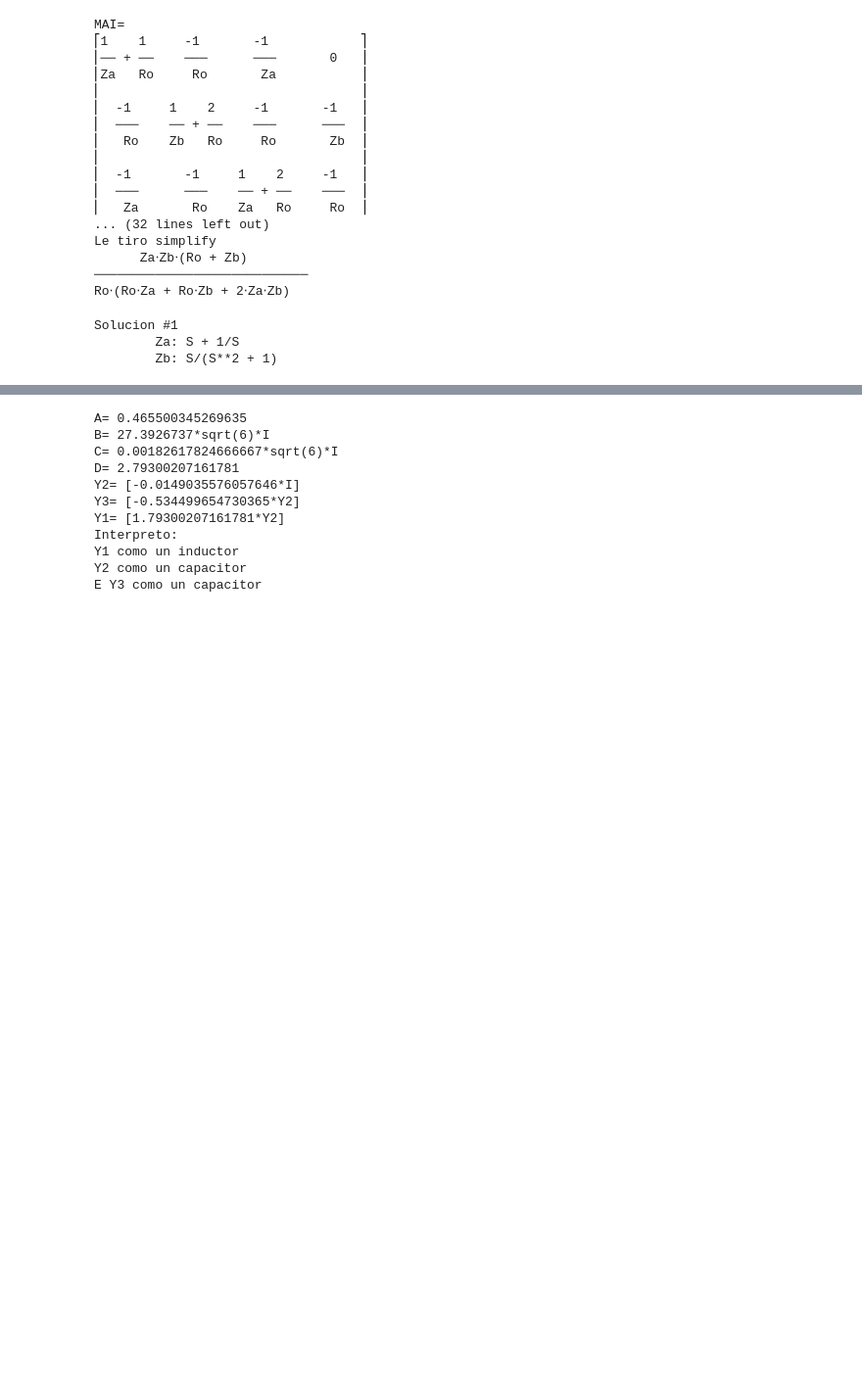
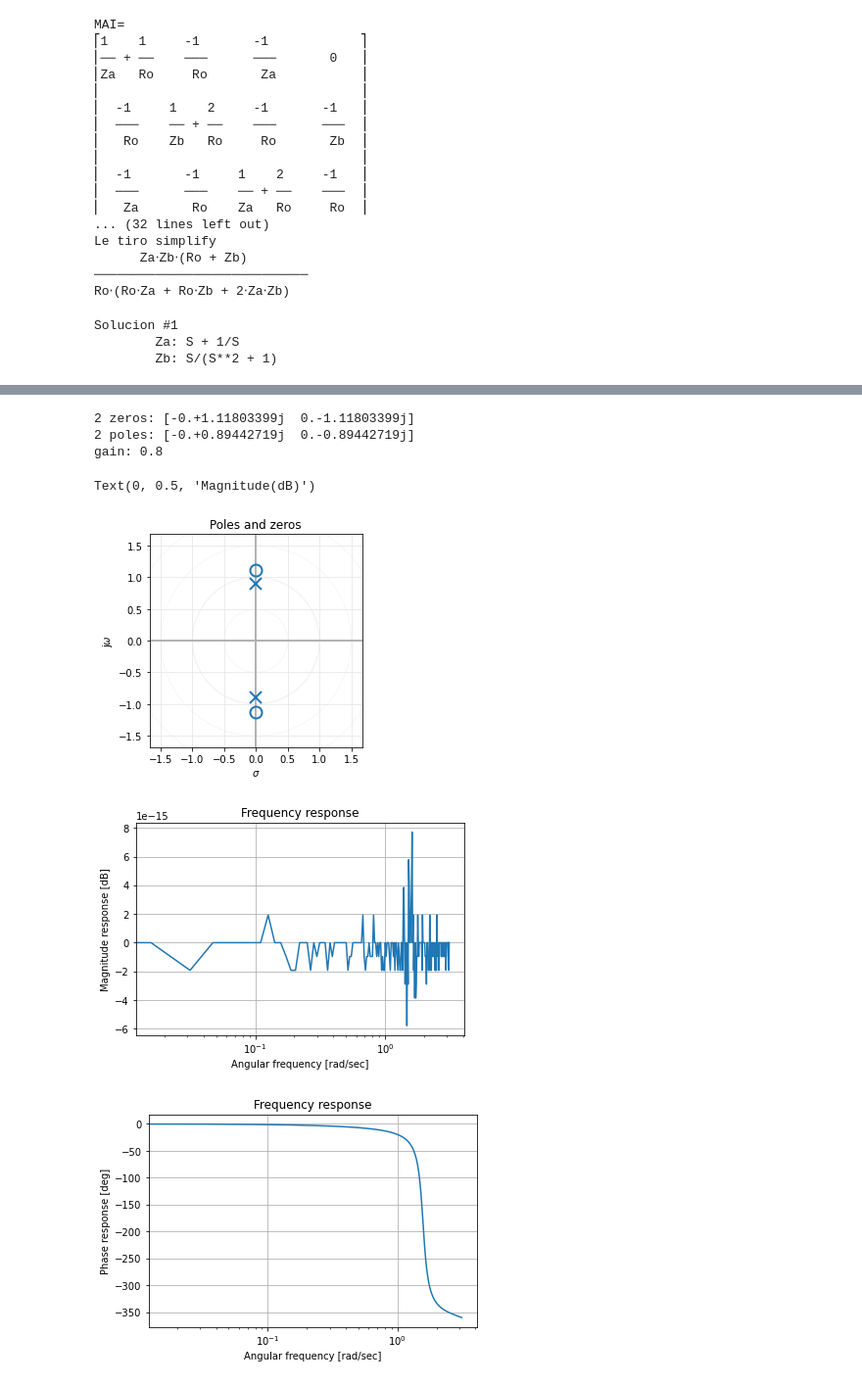
Before and after one commit to EmaOlay/F_TC2_2019-08-01, a Jupyter notebook: F_TC2_2019-08-01.ipynb, the cells around one changed output, grey strips where cells are left out. Shown: that part at 98% size. Drawn from its saved outputs; the diff is of its cells as text; code cells hidden in the pictures; blank space fills up the shorter version.

```diff
--- a/F_TC2_2019-08-01.ipynb
+++ b/F_TC2_2019-08-01.ipynb
@@ -166,28 +171,22 @@ Paso a resolver igualando terminos:
-# %%
-A=sqrt(50/300)*1.140238321
-B=sqrt(300*50)*I*0.547853474
-C=I*0.547853474/sqrt(300*50)
-D=sqrt(300/50)*1.140238321
-print("A=",A)
-print("B=",B)
-print("C=",C)
-print("D=",D)
-
-Y1,Y2,Y3=symbols('Y1 Y2 Y3')
-
-print("Y2=",solve(1/Y2 - B,Y2))
-print("Y3=",solve(Y3/Y2 +1 -A,Y3))
-print("Y1=",solve(Y1/Y2 +1 -D,Y1))
-print("Interpreto:\nY1 como un inductor\nY2 como un capacitor\nE Y3 como un capacitor")
-# %% [output]
-A= 0.465500345269635
-B= 27.3926737*sqrt(6)*I
-C= 0.00182617824666667*sqrt(6)*I
-D= 2.79300207161781
-Y2= [-0.0149035576057646*I]
-Y3= [-0.534499654730365*Y2]
-Y1= [1.79300207161781*Y2]
-Interpreto:
-Y1 como un inductor
-Y2 como un capacitor
-E Y3 como un capacitor
+# %%
+fs=1
+numz=[0.8,0,1]
+denz=[1,0,0.8]
+mi_filtro_digital=signal.TransferFunction(numz,denz, dt=1/fs)
+[w,h]=signal.freqz(numz,denz,worN = 2)
+w=fs*w/(2*m.pi)
+h_db=20*np.log10(abs(h))
+pzmap(mi_filtro_digital)
+bodePlot(mi_filtro_digital)#Bode plot le hace mucho zoom y parece medio rota la señal
+grpDelay(mi_filtro_digital)
+plt.figure()
+plt.plot(w, h_db); plt.xlabel('Frequenzy(Hz)')
+plt.ylabel('Magnitude(dB)')
+# %% [output]
+2 zeros: [-0.+1.11803399j  0.-1.11803399j]
+2 poles: [-0.+0.89442719j  0.-0.89442719j]
+gain: 0.8
+Text(0, 0.5, 'Magnitude(dB)')
+[figure, added]
+[figure, added]
+[figure, added]
```
Also changed, not shown: parts of 2 cells of this notebook.
